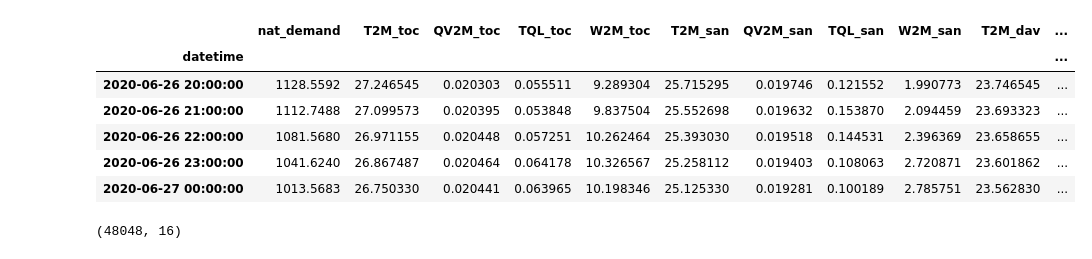
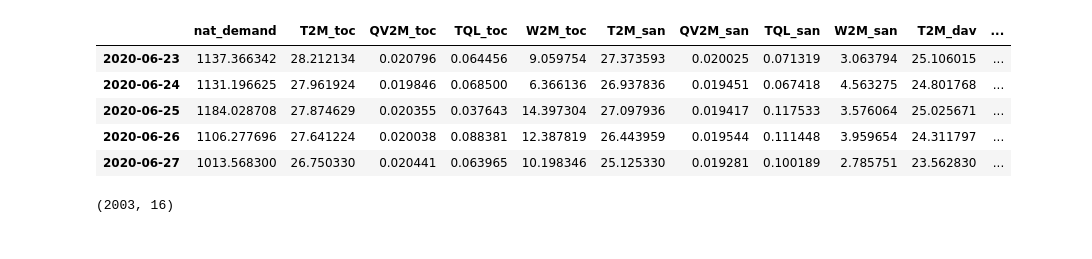
Before and after one commit to RSAKIB78/Energy-Load-Forecasting-DeepLearning-LSTM, a Jupyter notebook: main.ipynb, the cells around one changed output. Saved outputs shown, nothing was run; the diff lists cells and outputs as text; code cells hidden in the pictures.

```diff
--- a/main.ipynb
+++ b/main.ipynb
@@ -14,20 +14,26 @@ import matplotlib.pyplot as plt
 # %%
 # Importing the dataset
 df = pd.read_csv('continuous dataset.csv', parse_dates=['datetime'])
 df.set_index('datetime', inplace=True)
+
+# Formatting index to date format and taking only the date part
+df.index = df.index.date
+
+# Taking the mean of the values for each day
+df = df.groupby(df.index).mean()
+
 df.tail()
 # %% [output]
 |  | nat_demand | T2M_toc | QV2M_toc | TQL_toc | W2M_toc | T2M_san | QV2M_san | TQL_san | W2M_san | T2M_dav | ... |
-| datetime |  |  |  |  |  |  |  |  |  |  | ... |
-| 2020-06-26 20:00:00 | 1128.5592 | 27.246545 | 0.020303 | 0.055511 | 9.289304 | 25.715295 | 0.019746 | 0.121552 | 1.990773 | 23.746545 | ... |
-| 2020-06-26 21:00:00 | 1112.7488 | 27.099573 | 0.020395 | 0.053848 | 9.837504 | 25.552698 | 0.019632 | 0.153870 | 2.094459 | 23.693323 | ... |
-| 2020-06-26 22:00:00 | 1081.5680 | 26.971155 | 0.020448 | 0.057251 | 10.262464 | 25.393030 | 0.019518 | 0.144531 | 2.396369 | 23.658655 | ... |
-| 2020-06-26 23:00:00 | 1041.6240 | 26.867487 | 0.020464 | 0.064178 | 10.326567 | 25.258112 | 0.019403 | 0.108063 | 2.720871 | 23.601862 | ... |
-| 2020-06-27 00:00:00 | 1013.5683 | 26.750330 | 0.020441 | 0.063965 | 10.198346 | 25.125330 | 0.019281 | 0.100189 | 2.785751 | 23.562830 | ... |
+| 2020-06-23 | 1137.366342 | 28.212134 | 0.020796 | 0.064456 | 9.059754 | 27.373593 | 0.020025 | 0.071319 | 3.063794 | 25.106015 | ... |
+| 2020-06-24 | 1131.196625 | 27.961924 | 0.019846 | 0.068500 | 6.366136 | 26.937836 | 0.019451 | 0.067418 | 4.563275 | 24.801768 | ... |
+| 2020-06-25 | 1184.028708 | 27.874629 | 0.020355 | 0.037643 | 14.397304 | 27.097936 | 0.019417 | 0.117533 | 3.576064 | 25.025671 | ... |
+| 2020-06-26 | 1106.277696 | 27.641224 | 0.020038 | 0.088381 | 12.387819 | 26.443959 | 0.019544 | 0.111448 | 3.959654 | 24.311797 | ... |
+| 2020-06-27 | 1013.568300 | 26.750330 | 0.020441 | 0.063965 | 10.198346 | 25.125330 | 0.019281 | 0.100189 | 2.785751 | 23.562830 | ... |
 # %%
 df.shape
 # %% [output]
-(48048, 16)
+(2003, 16)
 # %%
 # Print max and min date
 print(df.index.min())
```
Also changed, not shown: parts of 17 cells of this notebook, 1 other file.
